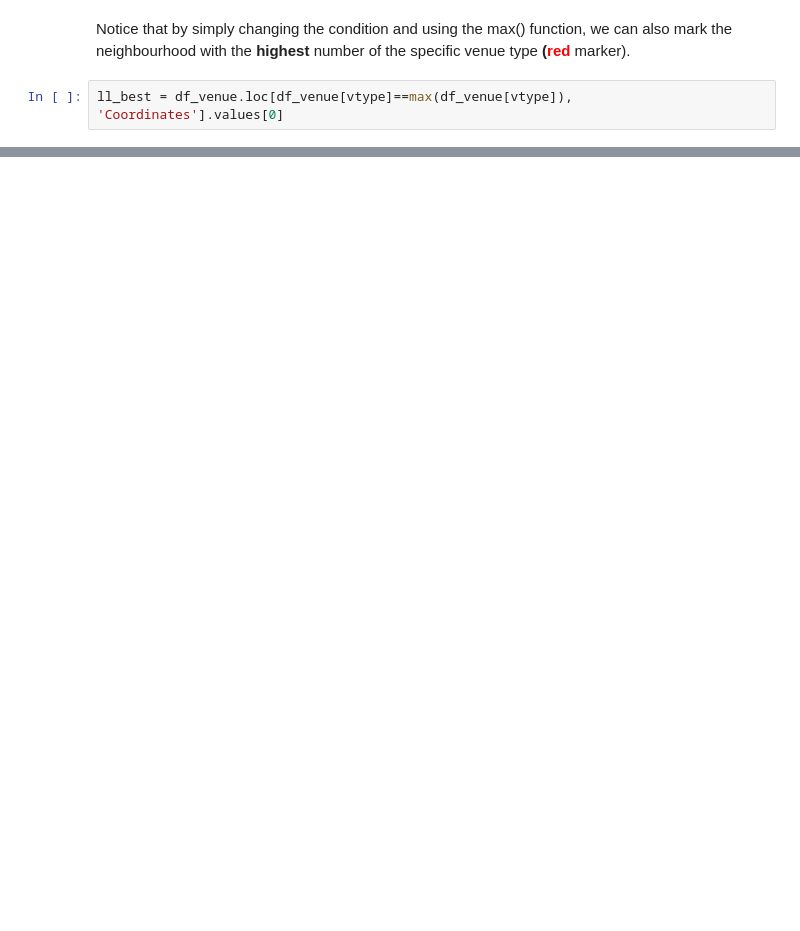
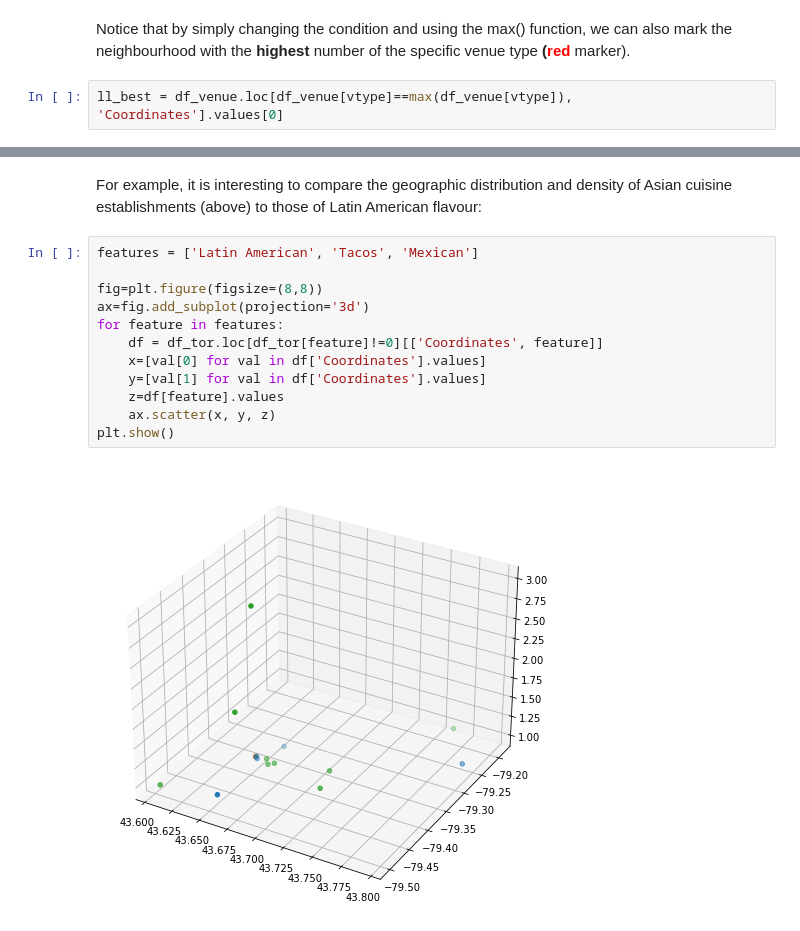
Before and after one commit to vipervit/Coursera_Capstone, a Jupyter notebook: TorontoAreas.ipynb, the cells around one changed output, grey strips where cells are left out. Drawn from its saved outputs; the diff is of its cells as text; blank space fills up the shorter version.

```diff
--- a/TorontoAreas.ipynb
+++ b/TorontoAreas.ipynb
@@ -247,0 +317,16 @@ map_tor
+# %% [markdown]
+For example, it is interesting to compare the geographic distribution and density of Asian cuisine establishments (above) to those of Latin American flavour:
+# %%
+features = ['Latin American', 'Tacos', 'Mexican']
+
+fig=plt.figure(figsize=(8,8))
+ax=fig.add_subplot(projection='3d')
+for feature in features:
+    df = df_tor.loc[df_tor[feature]!=0][['Coordinates', feature]]
+    x=[val[0] for val in df['Coordinates'].values]
+    y=[val[1] for val in df['Coordinates'].values]
+    z=df[feature].values
+    ax.scatter(x, y, z)
+plt.show()
+# %% [output]
+[figure, added]
```
Also changed, not shown: parts of 11 cells of this notebook.
